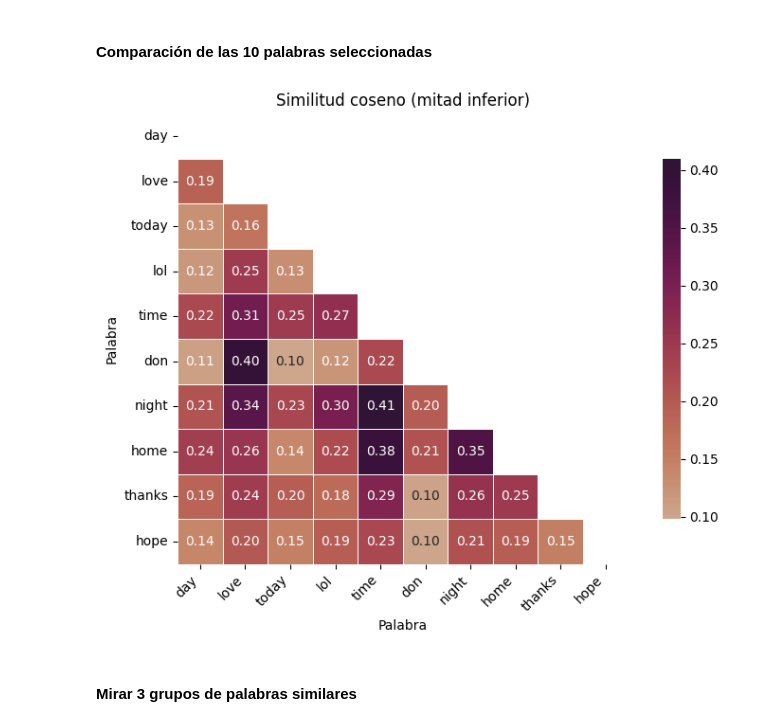
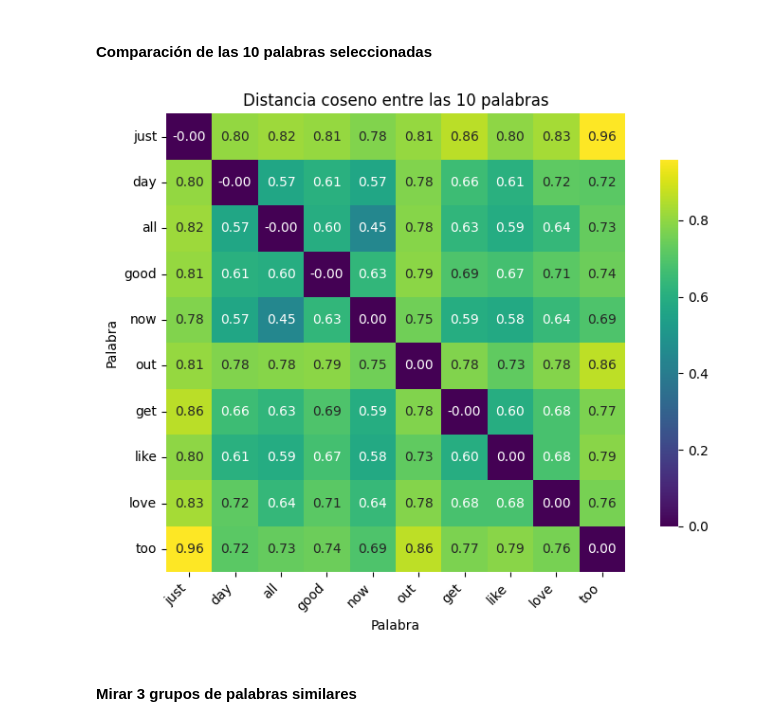
Before and after one commit to Alf-caput/UFVDeepLearning, a Jupyter notebook: P2_NaturalLanguageProcessing/PW2_embedding_2.ipynb, the cells around one changed output. Saved outputs shown, nothing was run; the diff lists cells and outputs as text; code cells hidden in the pictures.

```diff
--- a/P2_NaturalLanguageProcessing/PW2_embedding_2.ipynb
+++ b/P2_NaturalLanguageProcessing/PW2_embedding_2.ipynb
@@ -487,9 +338,6 @@ for w in window_sizes:
 # %% [markdown]
 ### Variación de la pérdida
 # %%
-import matplotlib.pyplot as plt
-
-# Dimensiones de embedding y tamaños de ventana usados
 embedding_dims = [45, 312, 752]
 window_sizes   = [2, 4]
 
@@ -498,21 +346,22 @@ plt.figure(figsize=(12, 6))
 for w in window_sizes:
     for ed in embedding_dims:
         key = (w, ed)
-        if key not in histories:
+        if key not in skipgram_histories:
             print(f'⚠️ No se encontró historial para ventana={w}, embedding={ed}')
             continue
 
-        loss_values = histories[key].history['loss']
+        loss_values = skipgram_histories[key].history['loss']
         plt.plot(
             loss_values,
             label=f'win={w}, emb={ed}'
         )
 
-plt.title('Evolución de la pérdida durante el entrenamiento')
+plt.yscale('log')
+plt.title('Evolución de la pérdida (escala log) durante el entrenamiento')
 plt.xlabel('Épocas')
-plt.ylabel('Binary Crossentropy Loss')
+plt.ylabel('Binary Crossentropy Loss (log scale)')
 plt.legend(title='Modelo (ventana, dimensión)')
-plt.grid(True)
+plt.grid(True, which='both', ls='--', lw=0.5)
 plt.tight_layout()
 plt.show()
 # %% [output]
@@ -566,76 +410,45 @@ hope: 682
 # %% [markdown]
 #### Comparación de las 10 palabras seleccionadas
 # %%
-import numpy as np
-import pandas as pd
-import matplotlib.pyplot as plt
-import seaborn as sns
-from sklearn.metrics.pairwise import cosine_similarity
+# Extraer las 10 palabras más significativas
+words_10 = [w for w, _ in candidates[:10]]
 
-# Suponemos que ya tienes:
-#  - model: tu Skip-Gram entrenado (p.ej. build_skipgram_model con window=2, embedding_dim=312)
-#  - word2idx: diccionario palabra→índice
-#  - meaningful: lista de tuples [(word, freq), ...] con tus 10 palabras
+# 1) Obtener matriz de embeddings
+emb_matrix = model.get_layer('shared_embedding').get_weights()[0]
 
-# Extraemos solo las 10 palabras
-words_10 = [w for w, _ in meaningful[:10]]
+# 2) Recoger vectores para esas palabras
+vectors_10 = np.vstack([
+    emb_matrix[word2idx[w]] if w in word2idx and word2idx[w] < emb_matrix.shape[0]
+    else np.zeros(emb_matrix.shape[1])
+    for w in words_10
+])
 
-# 1) Obtenemos la matriz de embeddings (vocab_size × embedding_dim)
-embedding_layer = model.get_layer('shared_embedding')
-embeddings = embedding_layer.get_weights()[0]
+# 3) Calcular distancia = 1 – similitud coseno
+sim = cosine_similarity(vectors_10)
+dist = 1 - sim
 
-# 2) Recopilamos los vectores de las 10 palabras
-vectors_10 = []
-for w in words_10:
-    idx = word2idx.get(w)
-    if idx is not None and idx < embeddings.shape[0]:
-        vectors_10.append(embeddings[idx])
-    else:
-        # Si la palabra no existe en el vocabulario, usamos un vector cero
-        vectors_10.append(np.zeros(embeddings.shape[1], dtype=float))
-vectors_10 = np.vstack(vectors_10)
+# 4) DataFrame de distancias
+df_dist = pd.DataFrame(dist, index=words_10, columns=words_10)
 
-# 3) Calculamos la similitud coseno
-sim_matrix = cosine_similarity(vectors_10)
-
-# 4) Presentamos los resultados en un DataFrame
-df_sim = pd.DataFrame(
-    sim_matrix,
-    index=words_10,
-    columns=words_10
-)
-
-# 1) Calcula la matriz de similitud coseno
-sim_matrix = cosine_similarity(vectors_10)
-
-# 2) Construye el DataFrame
-df_sim = pd.DataFrame(sim_matrix, index=words_10, columns=words_10)
-
-# 3) Crea una máscara para la mitad superior
-mask = np.triu(np.ones_like(df_sim, dtype=bool))
-
-# 4) Dibuja el heatmap
+# 5) Heatmap sin máscara
 plt.figure(figsize=(8, 6))
 sns.heatmap(
-    df_sim,
-    mask=mask,
+    df_dist,
     annot=True,
     fmt=".2f",
-    cmap="twilight_shifted",
-    center=0,
+    cmap="viridis",
     square=True,
-    linewidths=.5,
     cbar_kws={"shrink": .8}
 )
-plt.title("Similitud coseno (mitad inferior)");
-plt.xlabel("Palabra");
+plt.title("Distancia coseno entre las 10 palabras")
+plt.xlabel("Palabra")
 plt.ylabel("Palabra")
 plt.xticks(rotation=45, ha="right")
 plt.yticks(rotation=0)
 plt.tight_layout()
 plt.show()
 # %% [output]
-[figure, old version]
+[figure, new version]
 # %% [markdown]
 #### Mirar 3 grupos de palabras similares
 # %%
```
Also changed, not shown: parts of 15 cells of this notebook.
